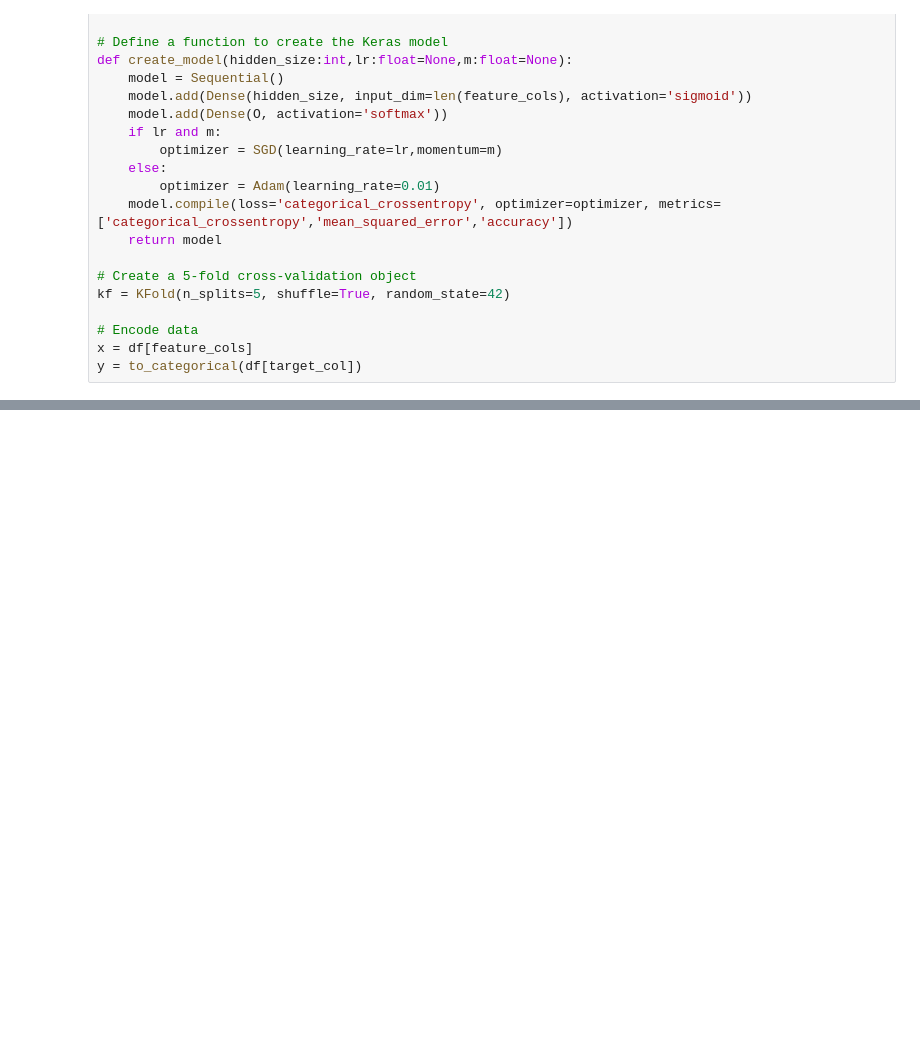
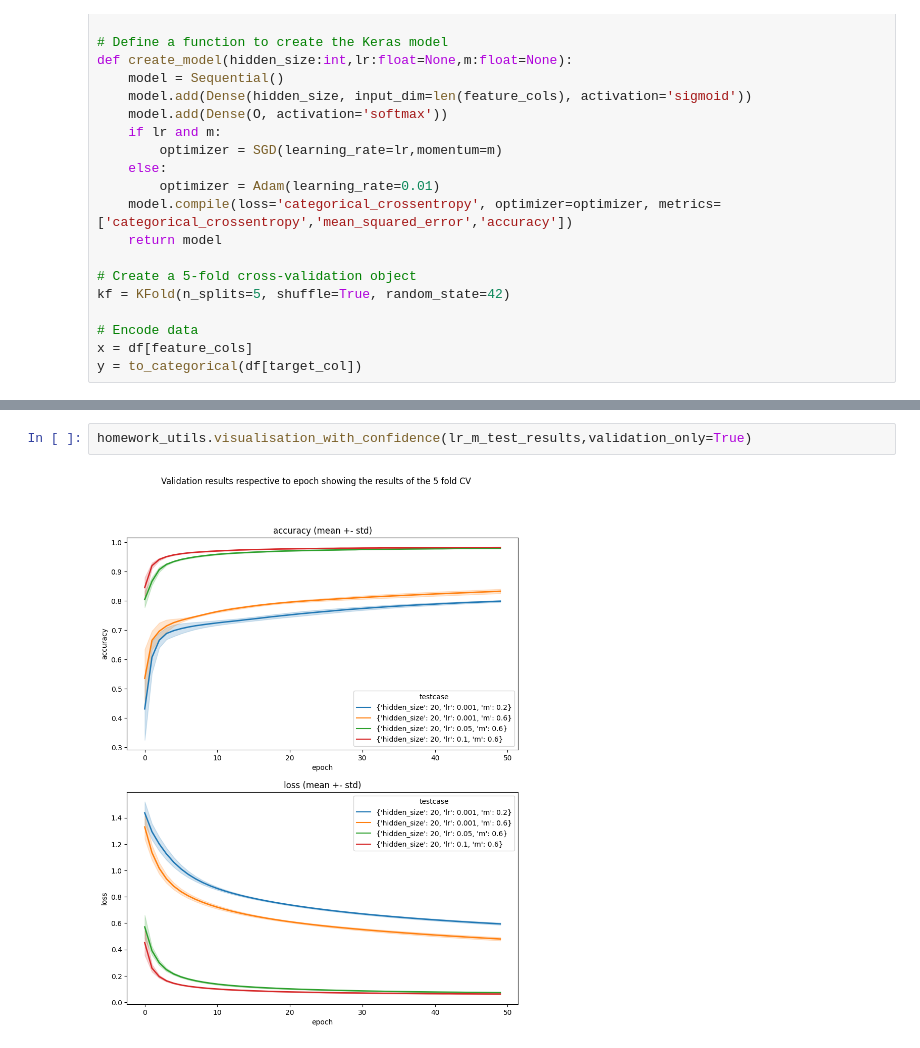
Before and after one commit to OnionKiller/AI_Homework_HAR-PUC-Rio, a Jupyter notebook: training.ipynb, the cells around one changed output, grey strips where cells are left out. Drawn from its saved outputs; the diff is of its cells as text; blank space fills up the shorter version.

```diff
--- a/training.ipynb
+++ b/training.ipynb
@@ -123,0 +150,4 @@ figure_from_histories([I.histories[0] for I in lr_m_test_results],[I.testcase fo
+# %%
+homework_utils.visualisation_with_confidence(lr_m_test_results,validation_only=True)
+# %% [output]
+[figure, added]
```
Also changed, not shown: parts of 17 cells of this notebook.
